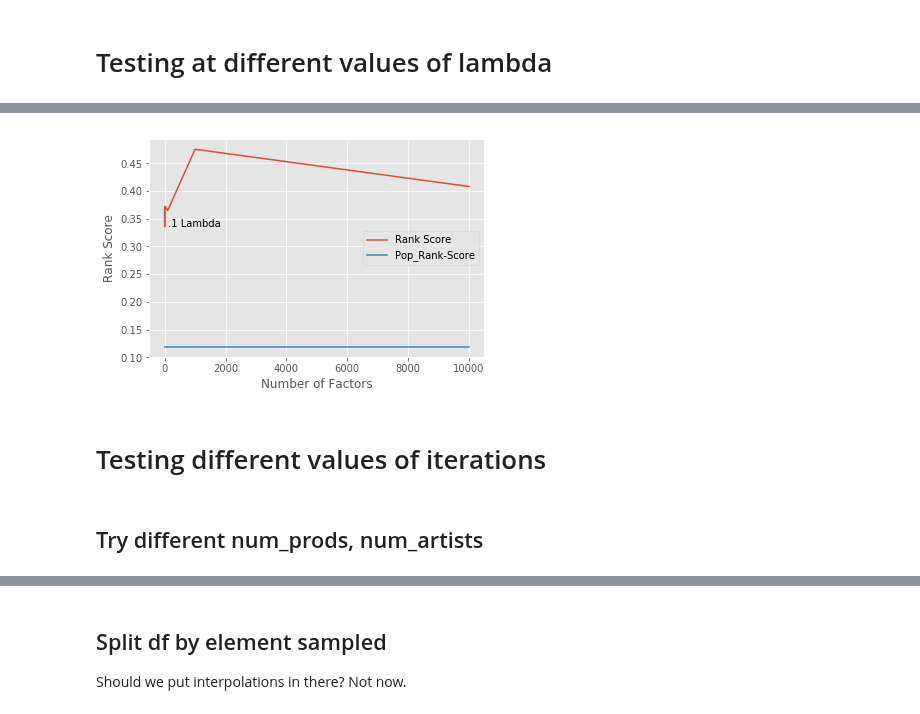
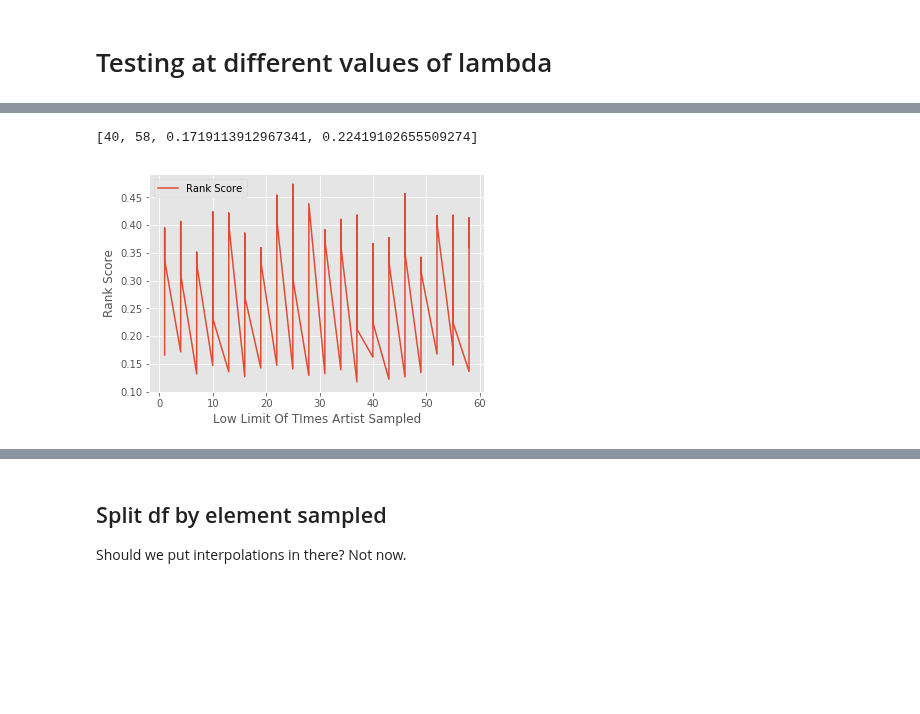
Before and after one commit to Jesse-Kerr/recordmender, a Jupyter notebook: model_understanding.ipynb, the cells around one changed output, grey strips where cells are left out. Cells and saved outputs as stored; diff of their text form; code cells hidden in the pictures; blank space fills up the shorter version.

```diff
--- a/model_understanding.ipynb
+++ b/model_understanding.ipynb
@@ -238,0 +265,12 @@ for regularization in regularizations:
+# %%
+# Look up factors between 2 and 400
+
+iterations = range(10, 510, 40)
+vals = []
+
+for iteration in iterations:
+
+    rank_score, pop_rank_score = get_rank_and_pop_score_from_train_test_model(
+    train, test, user_inds, item_inds, 12, 0.5, iteration)
+
+    vals.append([iteration, rank_score, pop_rank_score])
@@ -238,0 +317,21 @@ for regularization in regularizations:
+# %%
+vals = []
+
+for num_prod in range(1, 60, 3):
+    for num_artist in range(1, 60, 3):
+
+        user_art = turn_df_to_util_mat_at_limits(
+            df, 'new_song_producer', 'new_song_artist', num_prod, num_artist)
+
+        user_inds, item_inds = get_indices_of_test_set_values(user_art, 5)
+
+        train, test = make_train_set_and_test_set(user_inds, item_inds, user_art)
+
+        rank_score, pop_rank_score = get_rank_and_pop_score_from_train_test_model(
+        train, test, user_inds, item_inds, 12, 0.5, 50)
+
+        vals.append([num_prod, num_artist, rank_score, pop_rank_score])
+
+print(vals)
+
+pd.DataFrame(vals).to_csv('diff_limits_prods_artists.csv')
@@ -249,10 +425,13 @@ vals
+# %%
+vals[idx_min_rank]
+# %% [output]
+[40, 58, 0.1719113912967341, 0.22419102655509274]
 # %%
 fig, ax = plt.subplots()
 
-ax.plot(regularizations, [val[1] for val in vals], label = "Rank Score")
-ax.plot(regularizations, [val[2] for val in vals], label = "Pop_Rank-Score")
+ax.plot([val[0]for val in vals], [val[3] for val in vals], label = "Rank Score")
+# ax.plot(iterations, [val[2] for val in vals], label = "Pop_Rank-Score")
 ax.legend(loc = 'best')
-ax.annotate(xy = (100, .335), s = ".1 Lambda")
-_ = ax.set(ylabel = "Rank Score", xlabel = "Number of Factors")
+_ = ax.set(ylabel = "Rank Score", xlabel = "Low Limit Of TImes Artist Sampled")
 # %% [output]
-[figure, old version]
+[figure, new version]
@@ -279,2 +437,0 @@ _ = ax.set(ylabel = "Rank Score", xlabel = "Number of Factors")
-# %% [markdown]
-# Testing different values of iterations
@@ -301,2 +437,0 @@ _ = ax.set(ylabel = "Rank Score", xlabel = "Number of Factors")
-# %% [markdown]
-## Try different num_prods, num_artists
```
Also changed, not shown: parts of 34 cells of this notebook, 14 other files.
